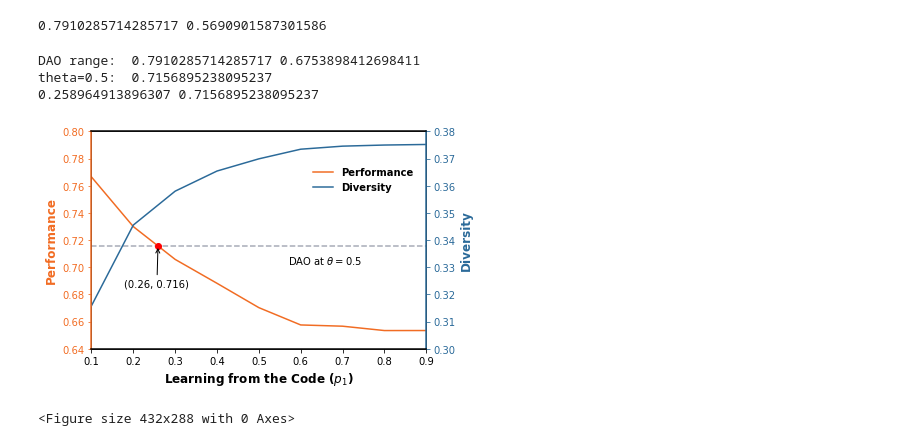
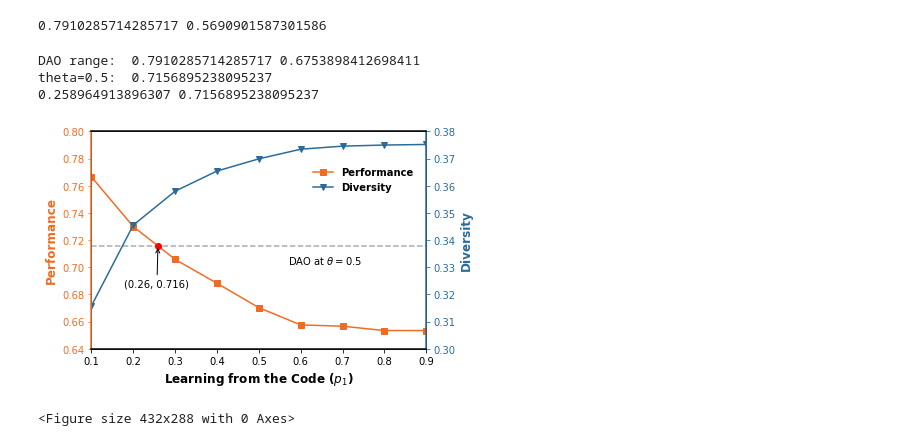
Before and after one commit to GrandJune/DAOs, a Jupyter notebook: Interactions/Supervision_p1/Evaluator.ipynb, the cells around one changed output. Saved outputs shown, nothing was run; the diff lists cells and outputs as text; code cells hidden in the pictures.

```diff
--- a/Interactions/Supervision_p1/Evaluator.ipynb
+++ b/Interactions/Supervision_p1/Evaluator.ipynb
@@ -108,8 +108,8 @@ print("DAO range: ", max_dao, min_dao)
 # ax1.add_patch(rect)
 # ax1.text(x=0.5, y=0.72, s=r"DAO performance with $\theta$ in [0.4, 0.6]", horizontalalignment='center', fontsize=12, fontweight='bold')
 
-line_1 = ax1.plot(x, hierarchy_performance, "-", color=nature_orange, label="Performance")
-line_2 = ax2.plot(x, hierarchy_diversity, "-", color= nature_blue, label="Diversity")
+line_1 = ax1.plot(x, hierarchy_performance, "-s", color=nature_orange, label="Performance")
+line_2 = ax2.plot(x, hierarchy_diversity, "-v", color= nature_blue, label="Diversity")
 
 lines_1 = line_1 + line_2
 labs_1 = [l.get_label() for l in lines_1]
@@ -119,32 +119,32 @@ ax1.legend(lines_1, labs_1, frameon=False, loc=(0.65, 0.70), fontsize=12,  ncol=
 # labs_2 = [l.get_label() for l in lines_2]
 # ax2.legend(lines_2, labs_2, frameon=False, fontsize=12, loc=(0, 1.05),  ncol=3, prop=legend_properties)
 
 # add the reference line of naive DAO
 reference_value = dao_performance[10]
 print("theta=0.5: ", reference_value)
 line_3 = ax1.axhline(y=reference_value, color=deep_grey, linestyle='--')  # theta=0.5
 ax1.annotate('DAO at $\\theta=0.5$', xy=(250, 130), xycoords='figure points')
 
 # Find the point on the line where y equals a certain value (i.e., DAO performance)
 x_vals = x
 y_vals = hierarchy_performance
 y_value = reference_value
 x_intersect = None
 for i in range(len(x_vals)-1):
     if min(y_vals[i], y_vals[i+1]) <= y_value <= max(y_vals[i], y_vals[i+1]):
         x_intersect = x_vals[i] + (y_value - y_vals[i]) * (x_vals[i+1] - x_vals[i]) / (y_vals[i+1] - y_vals[i])
         break
 print(x_intersect, y_value)
 # Plot the intersection point
 if x_intersect is not None:
     ax1.plot(x_intersect, y_value, "ro")
     arrow = ax1.annotate('({0}, {1})'.format('%.2f'%x_intersect, '%.3f'%y_value), xy=(x_intersect, y_value), xytext=(x_intersect-0.08, y_value-0.03),  textcoords='data', arrowprops=dict(arrowstyle="->", facecolor='black'))
 plt.savefig(data_folder + r"\p1_performance_diversity.png", transparent=True, dpi=300, bbox_inches='tight')
 plt.show()
 plt.clf()
 # %% [output]
 DAO range:  0.7910285714285717 0.6753898412698411
 theta=0.5:  0.7156895238095237
 0.258964913896307 0.7156895238095237
-[figure, old version]
+[figure, new version]
 <Figure size 432x288 with 0 Axes>
```
Also changed, not shown: 2 other files.
